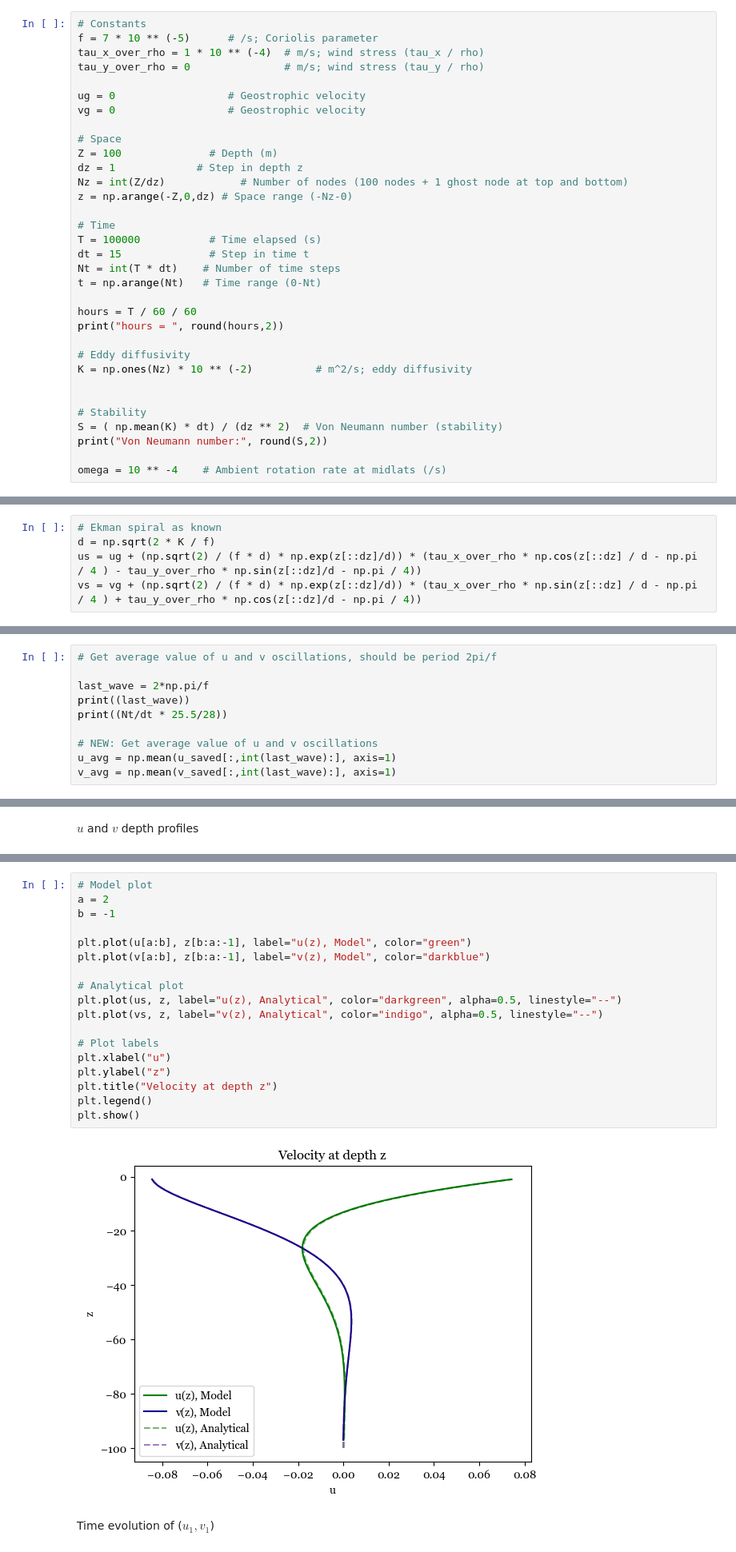
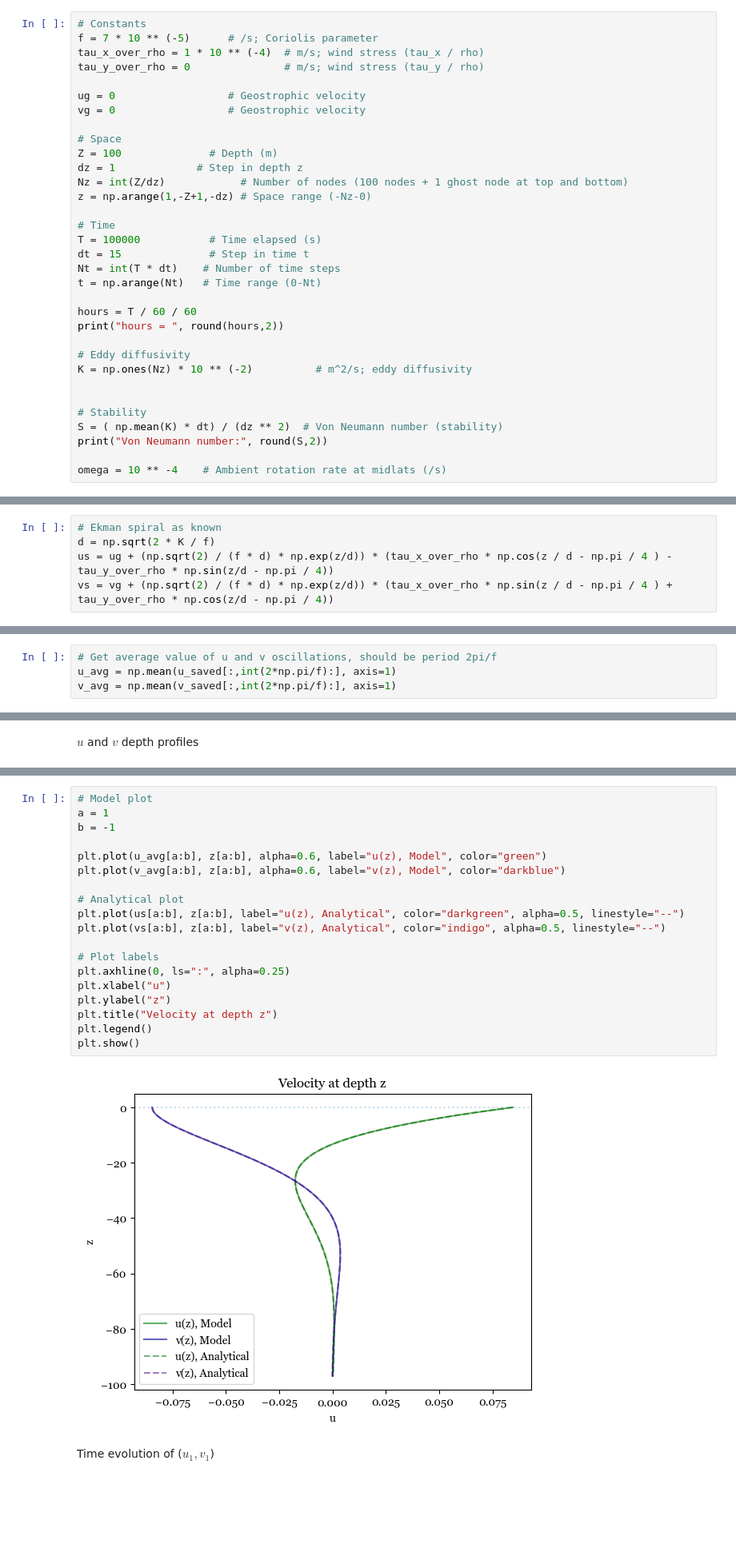
Before and after one commit to sierrastevnson/EkmanModel, a Jupyter notebook: ekmanmodel.ipynb, the cells around one changed output, grey strips where cells are left out. Shown at 80% size. Cells and saved outputs as stored; diff of their text form; blank space fills up the shorter version.

Commit message:
Fixed z to be from 1 to -98 instead of -100 to -1, no change to model behavior

```diff
--- a/ekmanmodel.ipynb
+++ b/ekmanmodel.ipynb
@@ -70,7 +70,7 @@ vg = 0                  # Geostrophic velocity
 Z = 100              # Depth (m)
 dz = 1             # Step in depth z
 Nz = int(Z/dz)            # Number of nodes (100 nodes + 1 ghost node at top and bottom)
-z = np.arange(-Z,0,dz) # Space range (-Nz-0)
+z = np.arange(1,-Z+1,-dz) # Space range (-Nz-0)
 
 # Time
 T = 100000           # Time elapsed (s)
@@ -96,8 +96,8 @@ Von Neumann number: 0.15
 # %%
 # Ekman spiral as known
 d = np.sqrt(2 * K / f)
-us = ug + (np.sqrt(2) / (f * d) * np.exp(z[::dz]/d)) * (tau_x_over_rho * np.cos(z[::dz] / d - np.pi / 4 ) - tau_y_over_rho * np.sin(z[::dz]/d - np.pi / 4))
-vs = vg + (np.sqrt(2) / (f * d) * np.exp(z[::dz]/d)) * (tau_x_over_rho * np.sin(z[::dz] / d - np.pi / 4 ) + tau_y_over_rho * np.cos(z[::dz]/d - np.pi / 4))
+us = ug + (np.sqrt(2) / (f * d) * np.exp(z/d)) * (tau_x_over_rho * np.cos(z / d - np.pi / 4 ) - tau_y_over_rho * np.sin(z/d - np.pi / 4))
+vs = vg + (np.sqrt(2) / (f * d) * np.exp(z/d)) * (tau_x_over_rho * np.sin(z / d - np.pi / 4 ) + tau_y_over_rho * np.cos(z/d - np.pi / 4))
 # %% [markdown]
 ### Initialize arrays
 # %%
@@ -165,11 +165,5 @@ for n in np.arange(0, Nt - 1, dt):  # Loop thru time
         v_saved[:,int(n//dt)] = np.copy(v_fut)
 # %%
 # Get average value of u and v oscillations, should be period 2pi/f
-
-last_wave = 2*np.pi/f
-print((last_wave))
-print((Nt/dt * 25.5/28))
-
-# NEW: Get average value of u and v oscillations
-u_avg = np.mean(u_saved[:,int(last_wave):], axis=1)
-v_avg = np.mean(v_saved[:,int(last_wave):], axis=1)
+u_avg = np.mean(u_saved[:,int(2*np.pi/f):], axis=1)
+v_avg = np.mean(v_saved[:,int(2*np.pi/f):], axis=1)
@@ -208,23 +213,24 @@ $u$ and $v$ depth profiles
 # %%
 # Model plot
-a = 2
+a = 1
 b = -1
 
-plt.plot(u[a:b], z[b:a:-1], label="u(z), Model", color="green")
-plt.plot(v[a:b], z[b:a:-1], label="v(z), Model", color="darkblue")
+plt.plot(u_avg[a:b], z[a:b], alpha=0.6, label="u(z), Model", color="green")
+plt.plot(v_avg[a:b], z[a:b], alpha=0.6, label="v(z), Model", color="darkblue")
 
 # Analytical plot
-plt.plot(us, z, label="u(z), Analytical", color="darkgreen", alpha=0.5, linestyle="--")
-plt.plot(vs, z, label="v(z), Analytical", color="indigo", alpha=0.5, linestyle="--")
+plt.plot(us[a:b], z[a:b], label="u(z), Analytical", color="darkgreen", alpha=0.5, linestyle="--")
+plt.plot(vs[a:b], z[a:b], label="v(z), Analytical", color="indigo", alpha=0.5, linestyle="--")
 
 # Plot labels
+plt.axhline(0, ls=":", alpha=0.25)
 plt.xlabel("u")
 plt.ylabel("z")
 plt.title("Velocity at depth z")
 plt.legend()
 plt.show()
 # %% [output]
-[figure, old version]
+[figure, new version]
 # %% [markdown]
 Time evolution of ($u_1, v_1$)
 # %%
```
Also changed, not shown: parts of 5 cells of this notebook.
